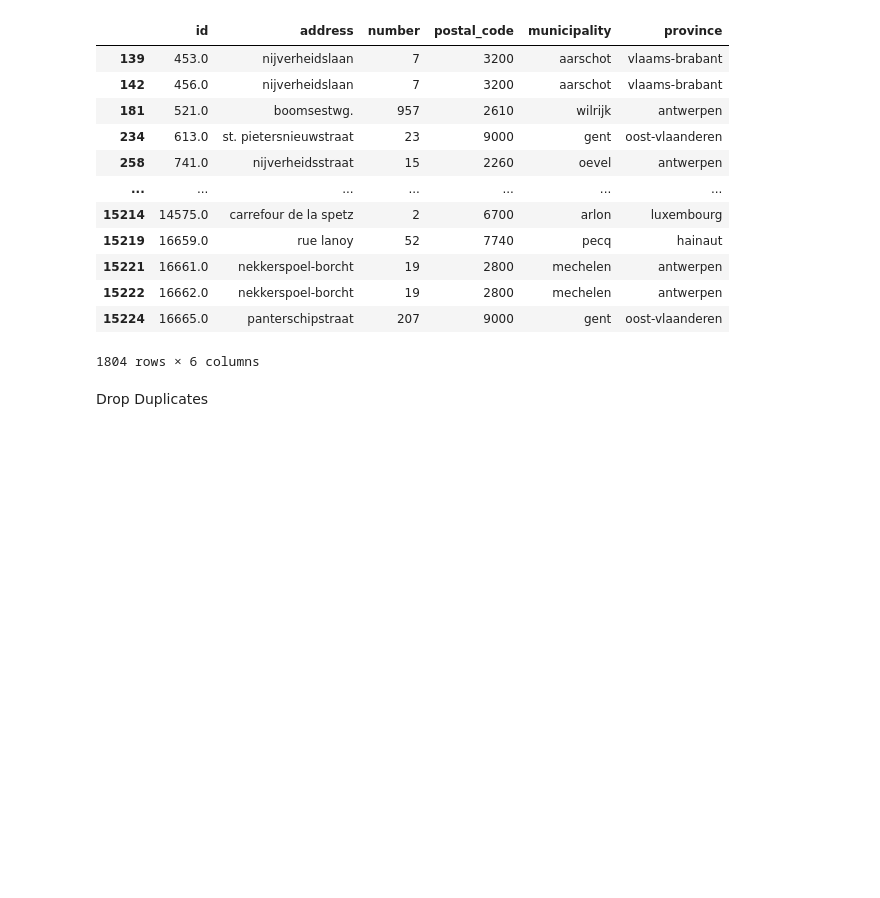
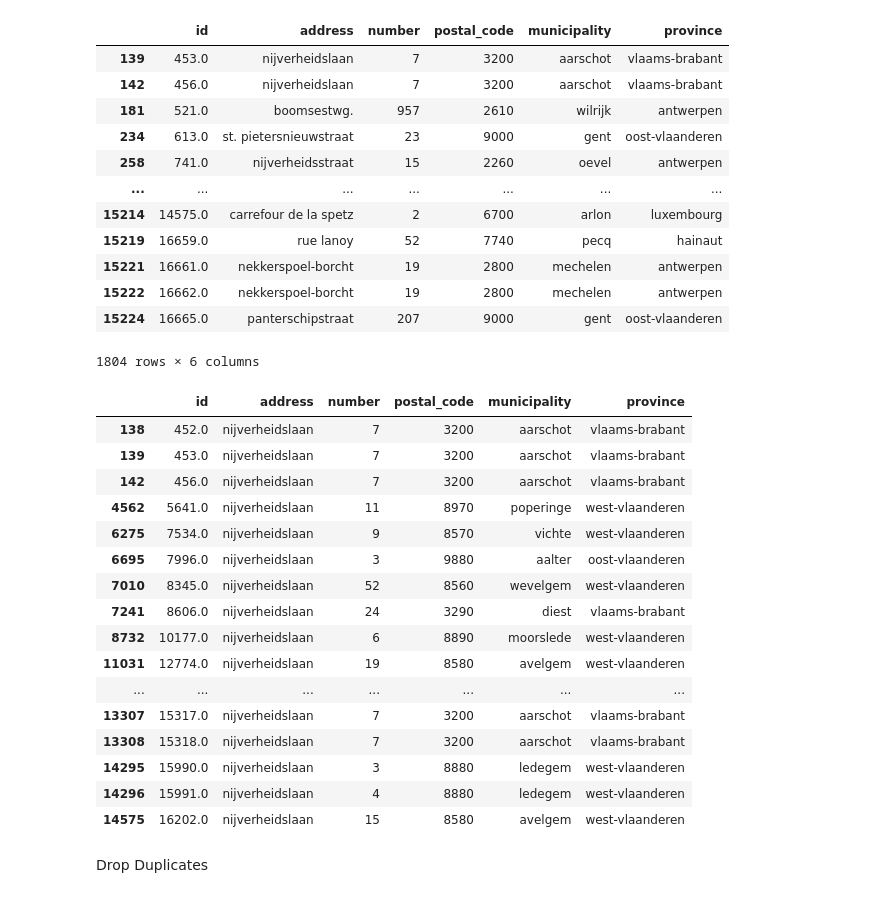
Before and after one commit to Yiannis7918/MDA-Project, a Jupyter notebook: Coordinates.ipynb, the cells around one changed output. Cells and saved outputs as stored; diff of their text form; code cells hidden in the pictures; blank space fills up the shorter version.

```diff
--- a/Coordinates.ipynb
+++ b/Coordinates.ipynb
@@ -10,7 +10,7 @@ folder_path = "C:\KU Leuven\Modern Data Analytics - MDA\MDA Project\MDA"
 # pit_loc = pd.read_parquet(f"{folder_path}/ambulance_locations.parquet.gzip", engine="pyarrow")
 # amb_loc = pd.read_parquet(f"{folder_path}/mug_locations.parquet.gzip", engine="pyarrow")
 # mug_loc = pd.read_parquet(f"{folder_path}/pit_locations.parquet.gzip", engine="pyarrow")
-aed_loc = pd.read_parquet(f"{folder_path}/aed_locations.parquet.gzip", engine="pyarrow")
+aed_loc = pd.read_parquet(f"{folder_path}\dataset\\aed_locations.parquet.gzip", engine="pyarrow")
 # %% [markdown]
 # AED Dataset
 # %%
@@ -101,6 +101,26 @@ aed_loc[aed_loc.duplicated(["address","number","postal_code","municipality","pro
 | 15222 | 16662.0 | nekkerspoel-borcht | 19 | 2800 | mechelen | antwerpen |
 | 15224 | 16665.0 | panterschipstraat | 207 | 9000 | gent | oost-vlaanderen |
 1804 rows × 6 columns
+# %%
+aed_loc[aed_loc["address"]=="nijverheidslaan"]
+# %% [output]
+|  | id | address | number | postal_code | municipality | province |
+| 138 | 452.0 | nijverheidslaan | 7 | 3200 | aarschot | vlaams-brabant |
+| 139 | 453.0 | nijverheidslaan | 7 | 3200 | aarschot | vlaams-brabant |
+| 142 | 456.0 | nijverheidslaan | 7 | 3200 | aarschot | vlaams-brabant |
+| 4562 | 5641.0 | nijverheidslaan | 11 | 8970 | poperinge | west-vlaanderen |
+| 6275 | 7534.0 | nijverheidslaan | 9 | 8570 | vichte | west-vlaanderen |
+| 6695 | 7996.0 | nijverheidslaan | 3 | 9880 | aalter | oost-vlaanderen |
+| 7010 | 8345.0 | nijverheidslaan | 52 | 8560 | wevelgem | west-vlaanderen |
+| 7241 | 8606.0 | nijverheidslaan | 24 | 3290 | diest | vlaams-brabant |
+| 8732 | 10177.0 | nijverheidslaan | 6 | 8890 | moorslede | west-vlaanderen |
+| 11031 | 12774.0 | nijverheidslaan | 19 | 8580 | avelgem | west-vlaanderen |
+| ... | ... | ... | ... | ... | ... | ... |
+| 13307 | 15317.0 | nijverheidslaan | 7 | 3200 | aarschot | vlaams-brabant |
+| 13308 | 15318.0 | nijverheidslaan | 7 | 3200 | aarschot | vlaams-brabant |
+| 14295 | 15990.0 | nijverheidslaan | 3 | 8880 | ledegem | west-vlaanderen |
+| 14296 | 15991.0 | nijverheidslaan | 4 | 8880 | ledegem | west-vlaanderen |
+| 14575 | 16202.0 | nijverheidslaan | 15 | 8580 | avelgem | west-vlaanderen |
 # %% [markdown]
 Drop Duplicates
 # %%
```
Also changed, not shown: parts of 6 cells of this notebook.
